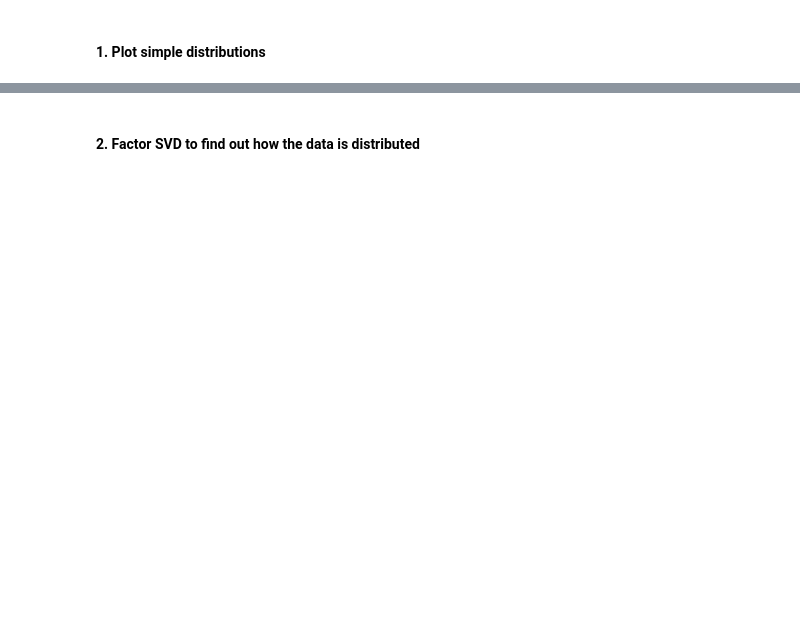
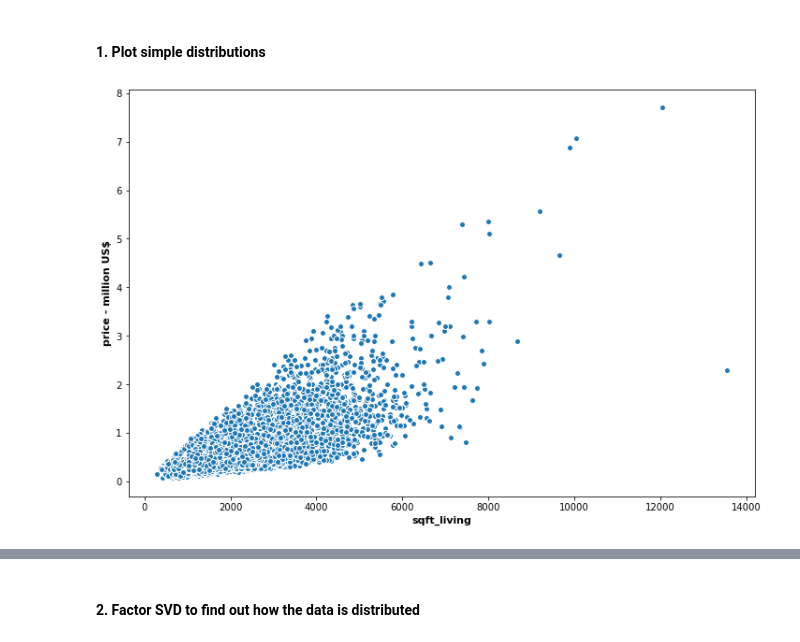
Before and after one commit to Yowgf/automated-brokerage, a Jupyter notebook: cdm-23.ipynb, the cells around one changed output, grey strips where cells are left out. Drawn from its saved outputs; the diff is of its cells as text; code cells hidden in the pictures; blank space fills up the shorter version.

```diff
--- a/cdm-23.ipynb
+++ b/cdm-23.ipynb
@@ -16,11 +15,2 @@ df = loadPreprocessed()
 # %% [markdown]
 #### 1. Plot simple distributions
-# %%
-# Dont have time to learn seaborn
-# Will just use matplotlib
-from matplotlib import pyplot as plt
-plt.rcParams["figure.figsize"]     = (12, 8)
-plt.rcParams["axes.labelsize"]     = 11
-plt.rcParams["axes.labelweight"]   = "bold"
-plt.rcParams["scatter.edgecolors"] = "white"
-plt.rcParams["lines.linewidth"]    = 0.5
@@ -73,0 +17,5 @@ plotScatterMatrix(df)
+# %%
+# Plot relation sqft_living X price
+plotLivPrice()
+# %% [output]
+[figure, added]
```
Also changed, not shown: parts of 33 cells of this notebook, 11 other files.
